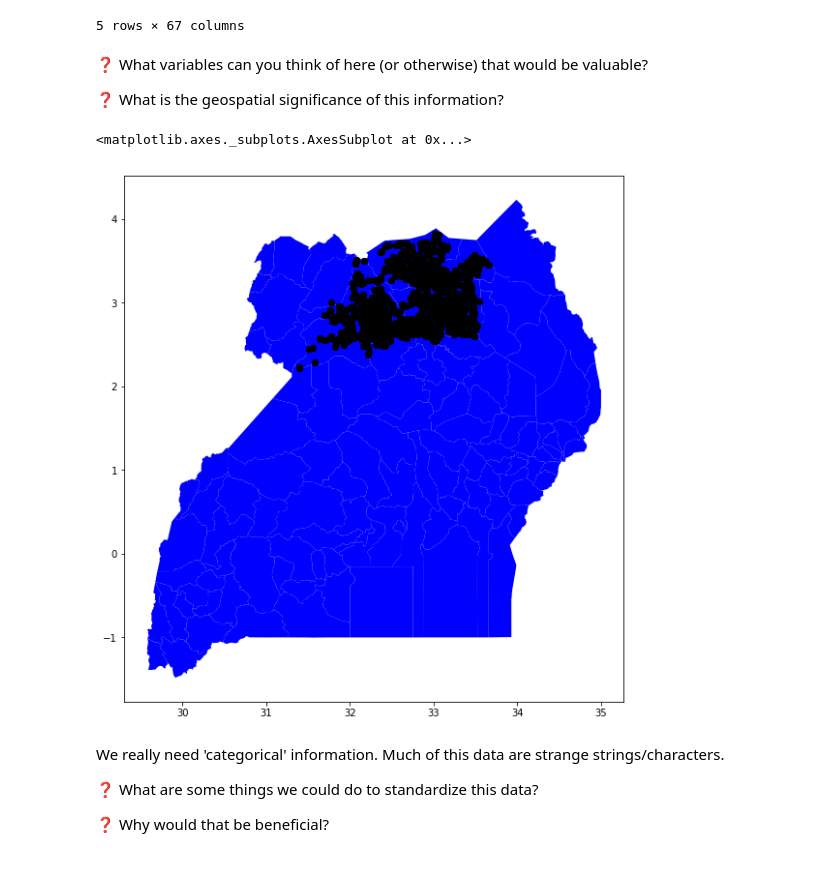
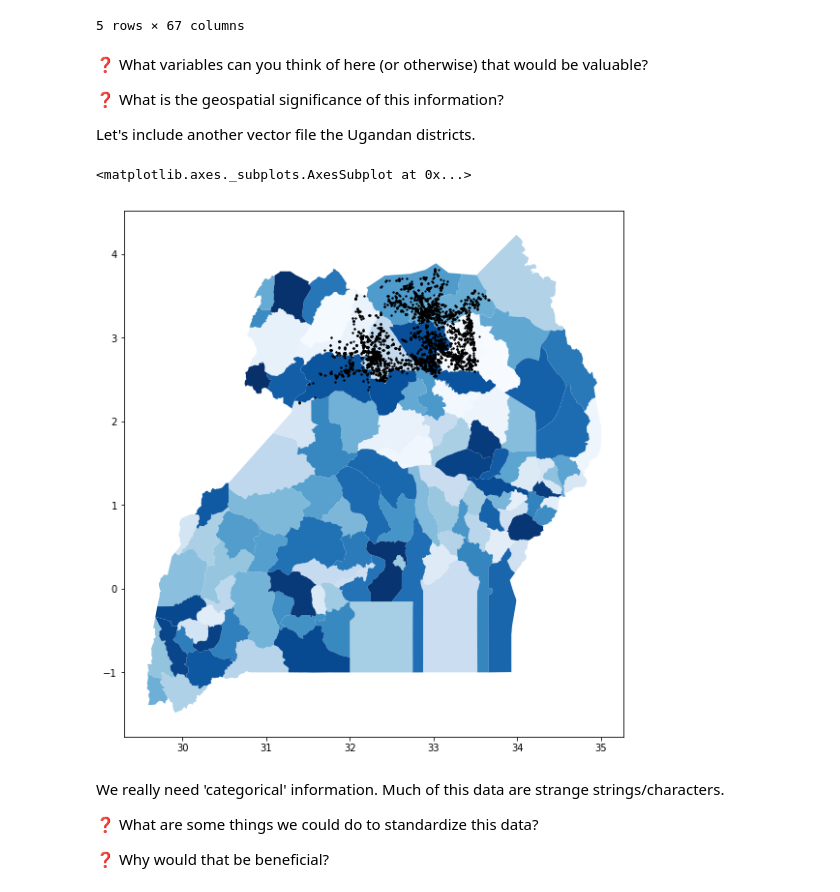
Before and after one commit to shaystrong/Machine_learning, a Jupyter notebook: notebook_tutorials/uganda_boreholes.ipynb, the cells around one changed output. Drawn from its saved outputs; the diff is of its cells as text; code cells hidden in the pictures.

```diff
--- a/notebook_tutorials/uganda_boreholes.ipynb
+++ b/notebook_tutorials/uganda_boreholes.ipynb
@@ -79,3 +89,5 @@ gdf.head(5)     #Show me the first 5 entries
 ❓ What variables can you think of here (or otherwise) that would be valuable?
 
 ❓ What is the geospatial significance of this information?
+
+Let's include another vector file the Ugandan districts.
@@ -82,15 +96,15 @@ gdf.head(5)     #Show me the first 5 entries
 # %%
 plt.rcParams['figure.figsize'] = (20, 10)
-ax = districts.plot(color='blue')
+ax = districts.plot(cmap='Blues',linewidth=1)
 
 for idx, row in gdf.iterrows():
     coordinates = row['geometry'].coords.xy
     x, y = coordinates[0][0], coordinates[1][0]
 
-gdf.plot(ax=ax, color='black')
+gdf.plot(ax=ax, color='black',alpha=0.7,markersize=1)
 # %% [output]
 <matplotlib.axes._subplots.AxesSubplot at 0x...>
-[figure, old version]
+[figure, new version]
 # %% [markdown]
 We really need 'categorical' information. Much of this data are strange strings/characters.
 
```
Also changed, not shown: parts of 28 cells of this notebook, 3 other files.
